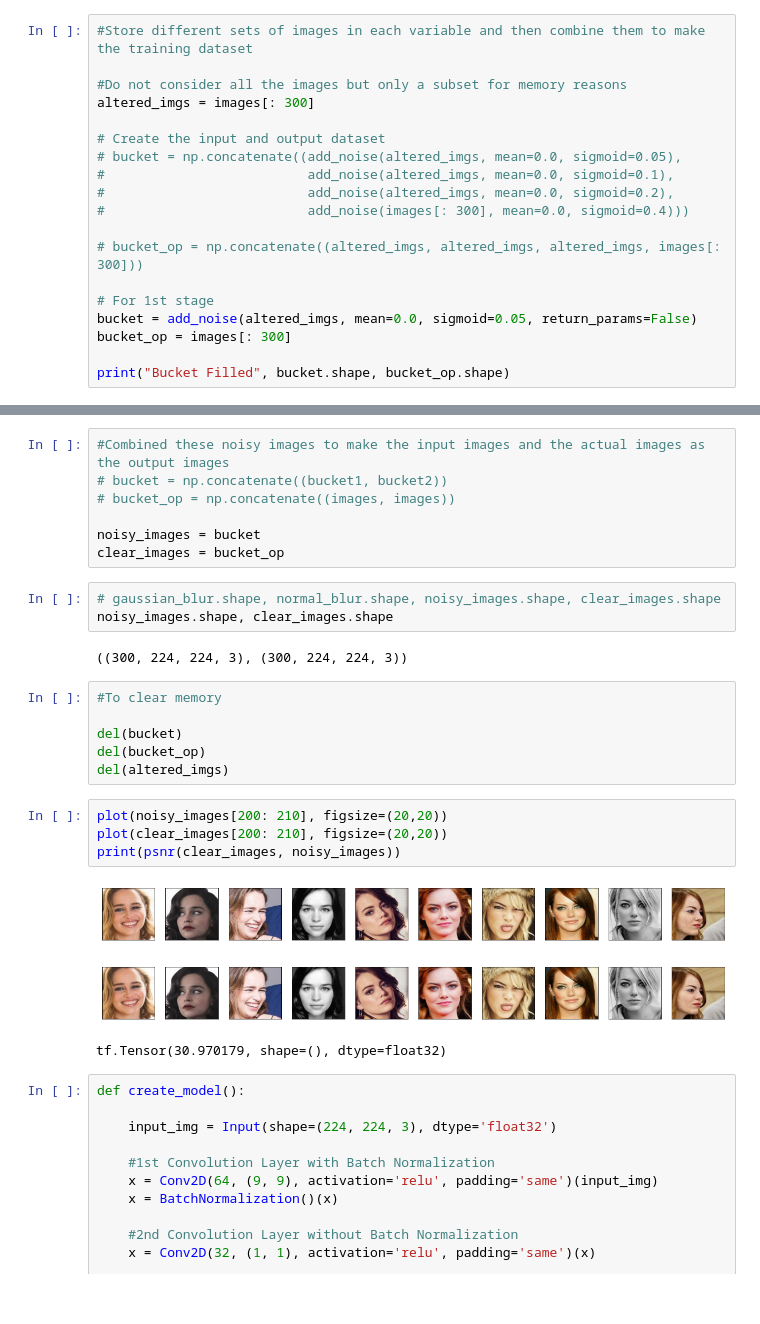
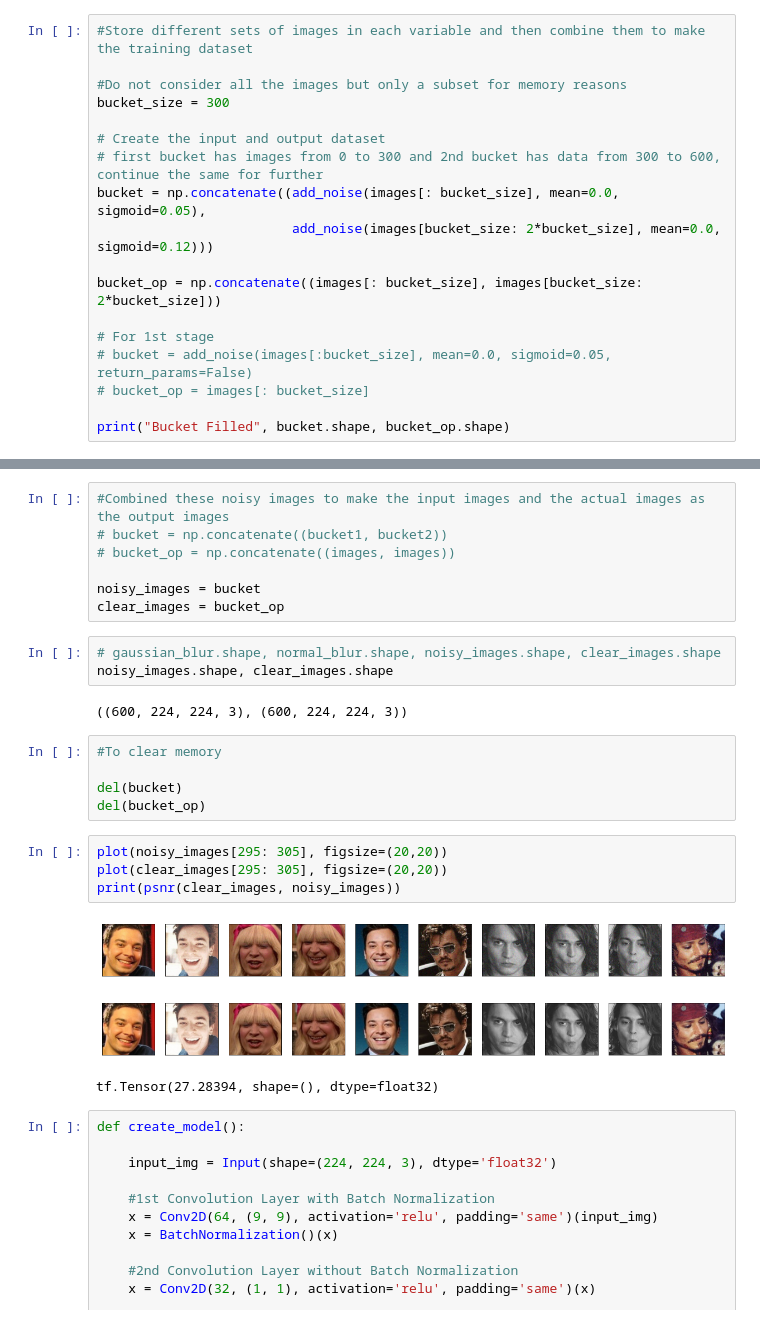
Before and after one commit to CoderSsVartak/Image-Reconstruction, a Jupyter notebook: image_denoising.ipynb, the cells around one changed output, grey strips where cells are left out. Saved outputs shown, nothing was run; the diff lists cells and outputs as text.

```diff
--- a/image_denoising.ipynb
+++ b/image_denoising.ipynb
@@ -211,19 +212,18 @@ Precent: 2.9318340520194175
 #Store different sets of images in each variable and then combine them to make the training dataset
 
 #Do not consider all the images but only a subset for memory reasons
-altered_imgs = images[: 300]
+bucket_size = 300
 
 # Create the input and output dataset
-# bucket = np.concatenate((add_noise(altered_imgs, mean=0.0, sigmoid=0.05),
-#                          add_noise(altered_imgs, mean=0.0, sigmoid=0.1),
-#                          add_noise(altered_imgs, mean=0.0, sigmoid=0.2),
-#                          add_noise(images[: 300], mean=0.0, sigmoid=0.4)))
+# first bucket has images from 0 to 300 and 2nd bucket has data from 300 to 600, continue the same for further
+bucket = np.concatenate((add_noise(images[: bucket_size], mean=0.0, sigmoid=0.05),
+                         add_noise(images[bucket_size: 2*bucket_size], mean=0.0, sigmoid=0.12)))
 
-# bucket_op = np.concatenate((altered_imgs, altered_imgs, altered_imgs, images[: 300]))
+bucket_op = np.concatenate((images[: bucket_size], images[bucket_size: 2*bucket_size]))
 
 # For 1st stage
-bucket = add_noise(altered_imgs, mean=0.0, sigmoid=0.05, return_params=False)
-bucket_op = images[: 300]
+# bucket = add_noise(images[:bucket_size], mean=0.0, sigmoid=0.05, return_params=False)
+# bucket_op = images[: bucket_size]
 
 print("Bucket Filled", bucket.shape, bucket_op.shape)
 # %% [output]
@@ -247,21 +247,20 @@ clear_images = bucket_op
 # gaussian_blur.shape, normal_blur.shape, noisy_images.shape, clear_images.shape
 noisy_images.shape, clear_images.shape
 # %% [output]
-((300, 224, 224, 3), (300, 224, 224, 3))
+((600, 224, 224, 3), (600, 224, 224, 3))
 # %%
 #To clear memory
 
 del(bucket)
 del(bucket_op)
-del(altered_imgs)
 # %%
-plot(noisy_images[200: 210], figsize=(20,20))
-plot(clear_images[200: 210], figsize=(20,20))
+plot(noisy_images[295: 305], figsize=(20,20))
+plot(clear_images[295: 305], figsize=(20,20))
 print(psnr(clear_images, noisy_images))
 # %% [output]
-[figure, old version]
+[figure, new version]
-[figure, old version]
+[figure, new version]
-tf.Tensor(30.970179, shape=(), dtype=float32)
+tf.Tensor(27.28394, shape=(), dtype=float32)
 # %%
 def create_model():
 
```
Also changed, not shown: parts of 21 cells of this notebook.
